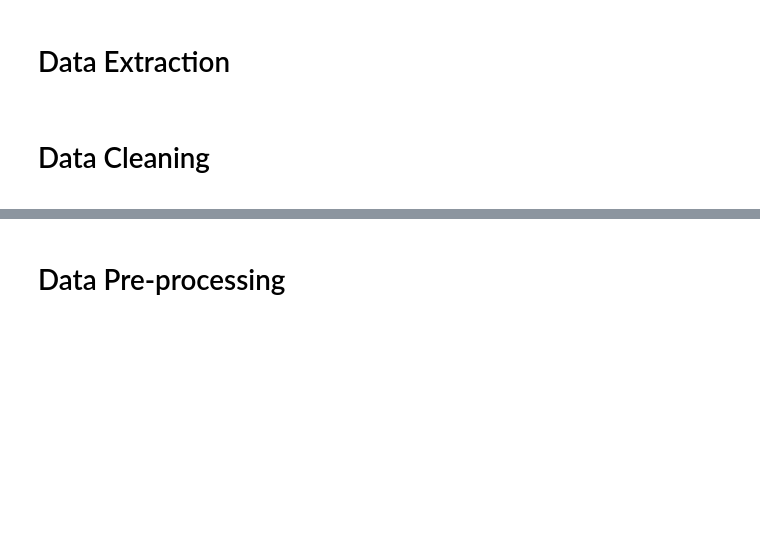
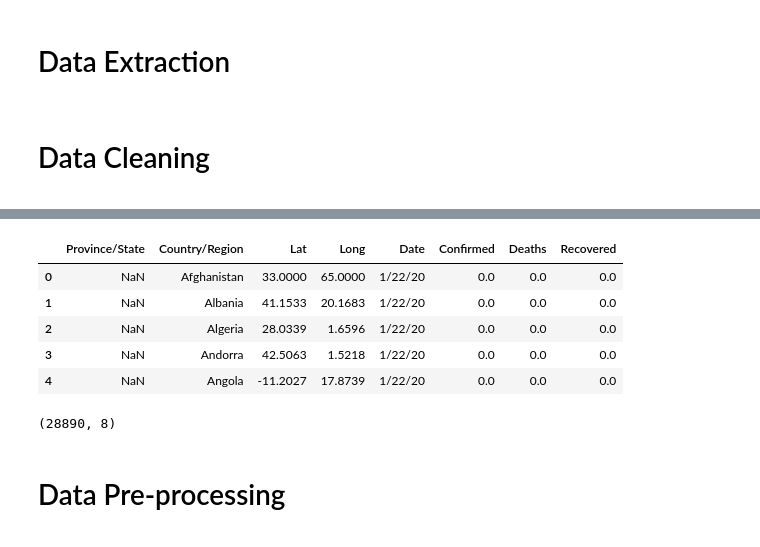
Before and after one commit to Bhushan-Kolhe/Covid19_Visualization, a Jupyter notebook: Covid19 Visualization.ipynb, the cells around one changed output, grey strips where cells are left out. Drawn from its saved outputs; the diff is of its cells as text; code cells hidden in the pictures; blank space fills up the shorter version.

```diff
--- a/Covid19 Visualization.ipynb
+++ b/Covid19 Visualization.ipynb
@@ -141,7 +164,14 @@ print(recovered_df_long.shape)
 # %%
 full_table = pd.merge(left=confirmed_df_long, right=deaths_df_long, how='left',
                       on=['Province/State', 'Country/Region', 'Date', 'Lat', 'Long'])
-full_table = pd.merge(left=full_table, right=recovered_df_long, how='left',
+full_table = pd.merge(left=full_table, right=recovered_df_long, how='outer',
                       on=['Province/State', 'Country/Region', 'Date', 'Lat', 'Long'])
 
 full_table.head()
+# %% [output]
+|  | Province/State | Country/Region | Lat | Long | Date | Confirmed | Deaths | Recovered |
+| 0 | NaN | Afghanistan | 33.0000 | 65.0000 | 1/22/20 | 0.0 | 0.0 | 0.0 |
+| 1 | NaN | Albania | 41.1533 | 20.1683 | 1/22/20 | 0.0 | 0.0 | 0.0 |
+| 2 | NaN | Algeria | 28.0339 | 1.6596 | 1/22/20 | 0.0 | 0.0 | 0.0 |
+| 3 | NaN | Andorra | 42.5063 | 1.5218 | 1/22/20 | 0.0 | 0.0 | 0.0 |
+| 4 | NaN | Angola | -11.2027 | 17.8739 | 1/22/20 | 0.0 | 0.0 | 0.0 |
@@ -150,3 +178,7 @@ print(full_table.shape)
+# %%
+full_table.shape
+# %% [output]
+(28890, 8)
 # %%
 full_table.isna().sum()
 # %%
```
Also changed, not shown: parts of 6 cells of this notebook.
